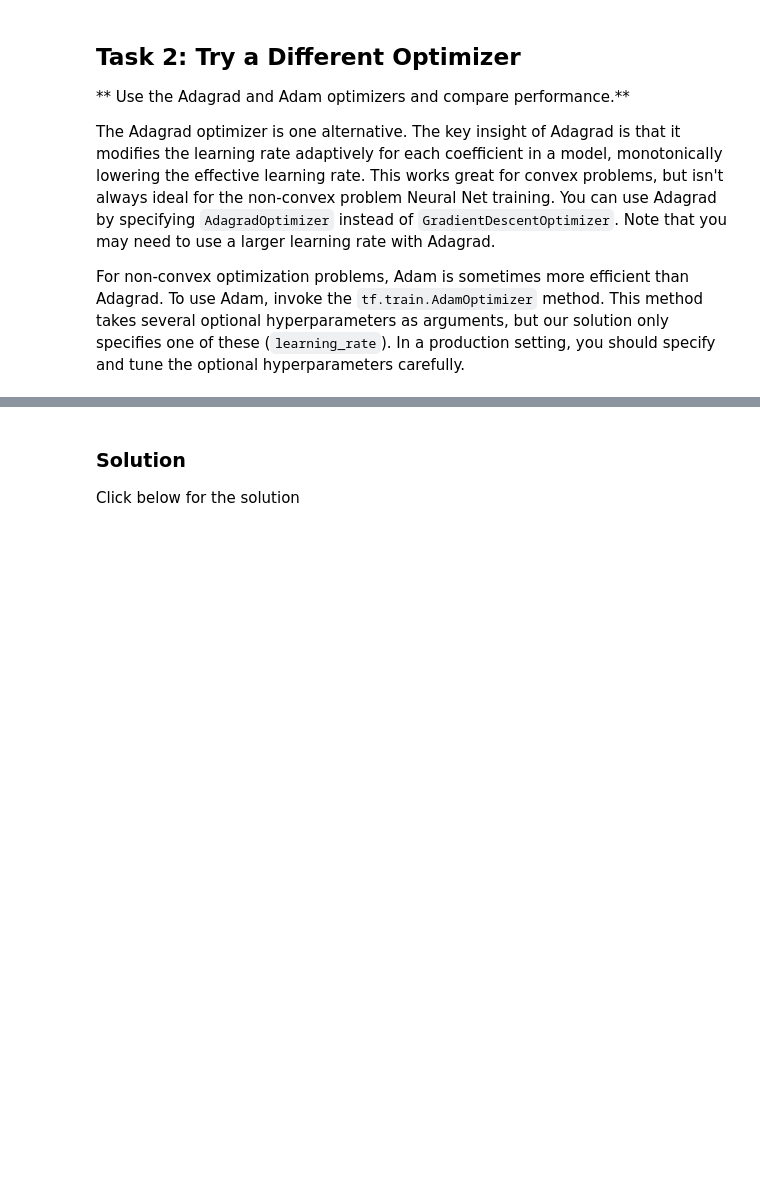
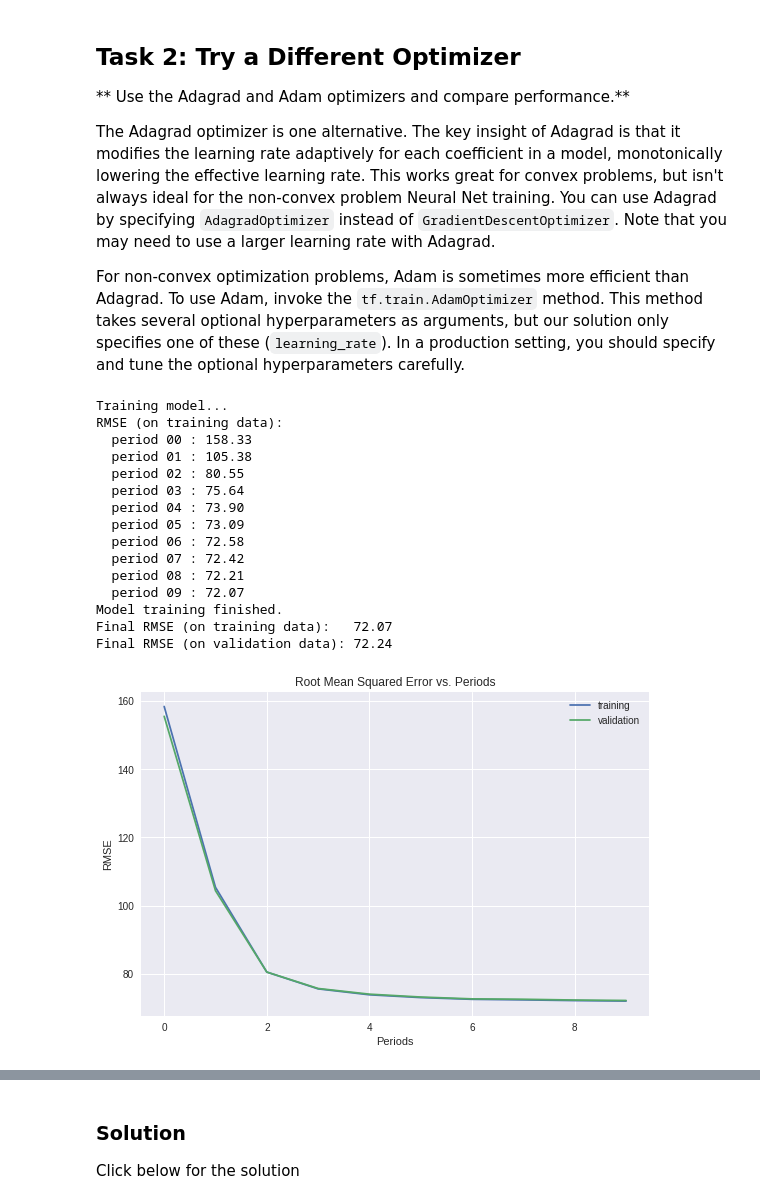
Before and after one commit to tenvol/tsf00, a Jupyter notebook: improving_neural_net_performance.ipynb, the cells around one changed output, grey strips where cells are left out. Cells and saved outputs as stored; diff of their text form; code cells hidden in the pictures; blank space fills up the shorter version.

```diff
--- a/improving_neural_net_performance.ipynb
+++ b/improving_neural_net_performance.ipynb
@@ -649,3 +649,30 @@ For non-convex optimization problems, Adam is sometimes more efficient than Adag
 #
 # YOUR CODE HERE: Retrain the network using Adagrad and then Adam.
 #
+# %%
+_ = train_nn_regression_model(
+    my_optimizer=tf.train.AdadeltaOptimizer(learning_rate=1.0),
+    steps=2000,
+    batch_size=50,
+    hidden_units=[10, 10],
+    training_examples=normalized_training_examples,
+    training_targets=training_targets,
+    validation_examples=normalized_validation_examples,
+    validation_targets=validation_targets)
+# %% [output]
+Training model...
+RMSE (on training data):
+  period 00 : 158.33
+  period 01 : 105.38
+  period 02 : 80.55
+  period 03 : 75.64
+  period 04 : 73.90
+  period 05 : 73.09
+  period 06 : 72.58
+  period 07 : 72.42
+  period 08 : 72.21
+  period 09 : 72.07
+Model training finished.
+Final RMSE (on training data):   72.07
+Final RMSE (on validation data): 72.24
+[figure, added]
```
Also changed, not shown: parts of 1 cell of this notebook.
